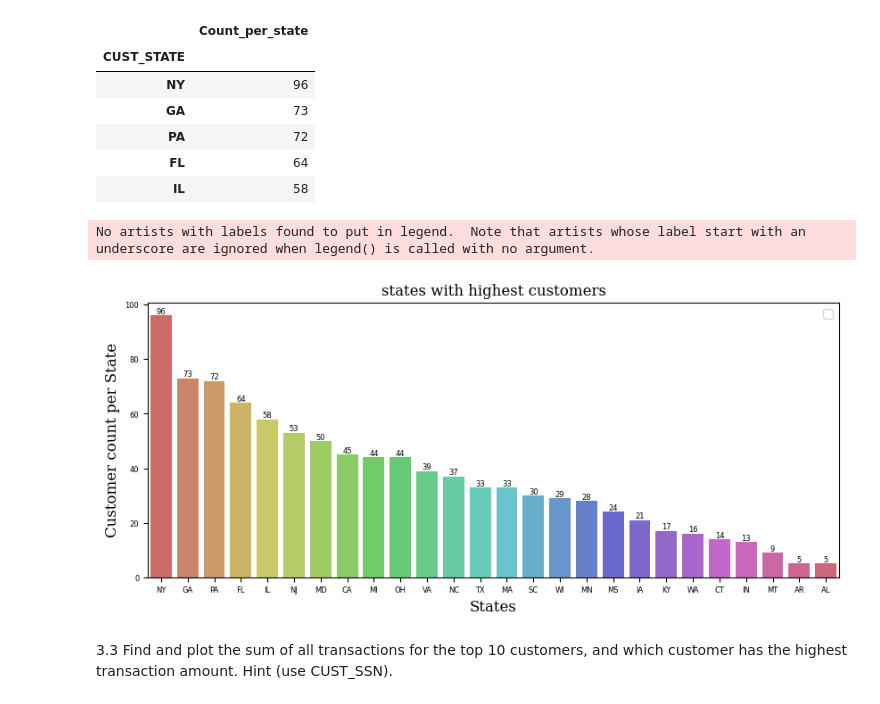
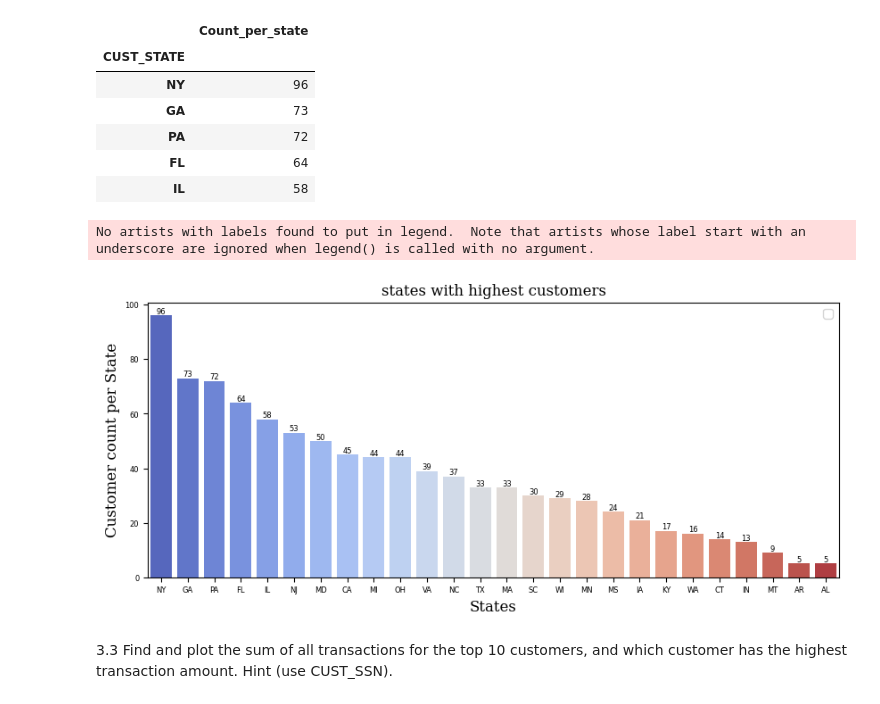
Before and after one commit to yarlapatiswathi/Capstone-project, a Jupyter notebook: viz.ipynb, the cells around one changed output. Drawn from its saved outputs; the diff is of its cells as text; code cells hidden in the pictures.

```diff
--- a/viz.ipynb
+++ b/viz.ipynb
@@ -101,22 +99,22 @@ top_state_cust.head()
 # %%
 import matplotlib.ticker as ticker
 plt.figure(figsize=(10,4))
-ax=sns.barplot(x=top_state_cust.index,y=top_state_cust['Count_per_state'],data=top_state_cust[:10],palette = 'hls')
+ax=sns.barplot(x=top_state_cust.index,y=top_state_cust['Count_per_state'],data=top_state_cust[:10],palette = 'coolwarm')
 font = {'family': 'serif',
         'color':  'black',
         'weight': 'normal',
         'size': 12
         }
 plt.ylabel('Customer count per State',fontdict=font)
 plt.xlabel('States',fontdict=font)
 plt.title('states with highest customers',fontdict=font)
 for container in ax.containers:
     ax.bar_label(container)
 ax.legend(fontsize=10)
 
 plt.show()
 # %% [output]
 No artists with labels found to put in legend.  Note that artists whose label start with an underscore are ignored when legend() is called with no argument.
-[figure, old version]
+[figure, new version]
 # %%
 # Plotting top 10 states with highest customers
```
Also changed, not shown: parts of 24 cells of this notebook, 3 other files.
